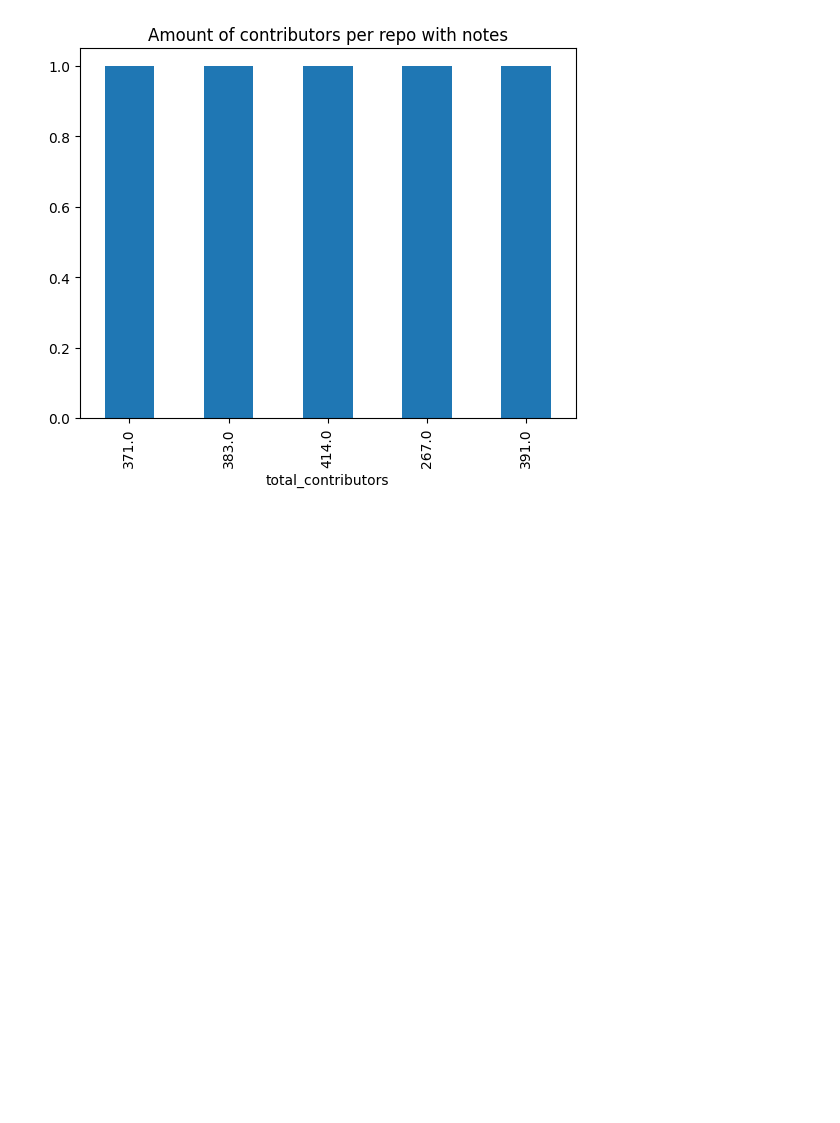
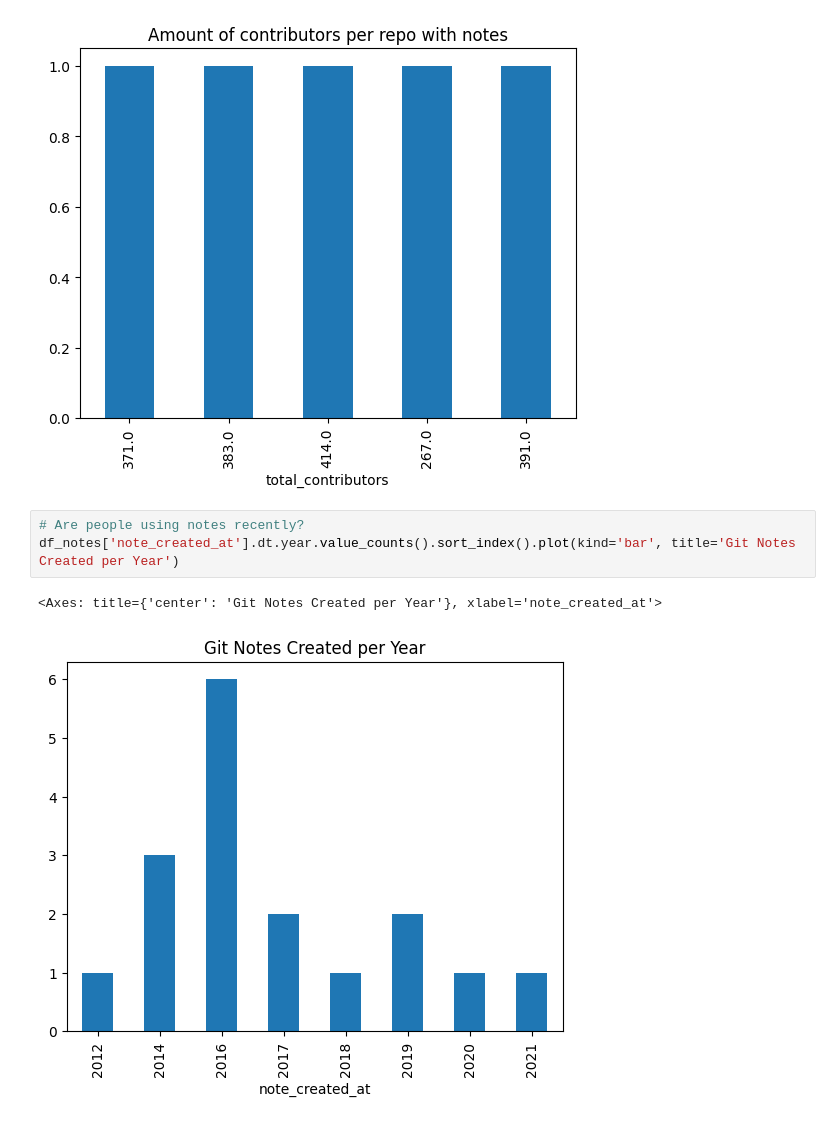
Before and after one commit to OWASP/wrongsecrets-research, a Jupyter notebook: git-notes/git-notes.ipynb, the cells around one changed output. Cells and saved outputs as stored; diff of their text form; blank space fills up the shorter version.

Commit message:
Added a graph that plots the amount of notes added per year

```diff
--- a/git-notes/git-notes.ipynb
+++ b/git-notes/git-notes.ipynb
@@ -96,3 +96,9 @@ df[df['has_notes'].fillna(False)]['total_contributors'].value_counts().plot(kind
 # %% [output]
 <Axes: title={'center': 'Amount of contributors per repo with notes'}, xlabel='total_contributors'>
 [figure]
+# %%
+# Are people using notes recently?
+df_notes['note_created_at'].dt.year.value_counts().sort_index().plot(kind='bar', title='Git Notes Created per Year')
+# %% [output]
+<Axes: title={'center': 'Git Notes Created per Year'}, xlabel='note_created_at'>
+[figure, added]
```
